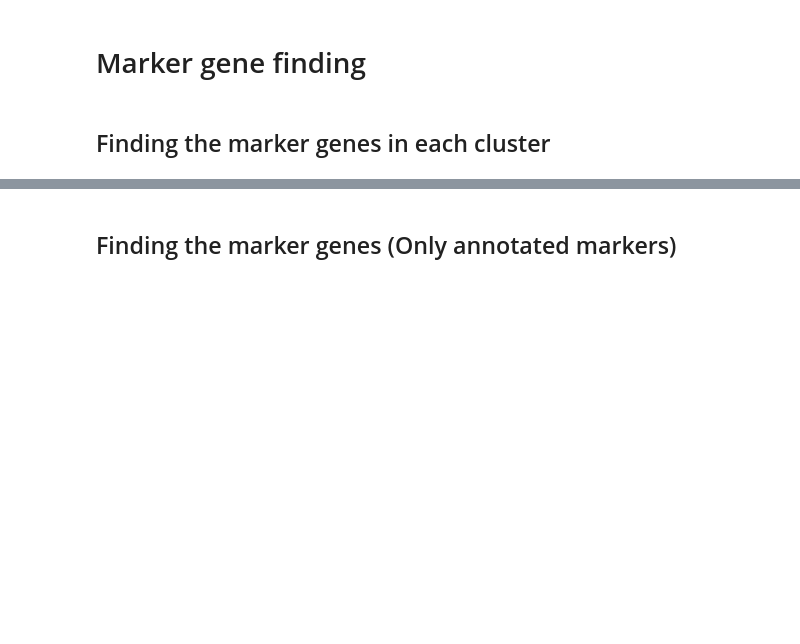
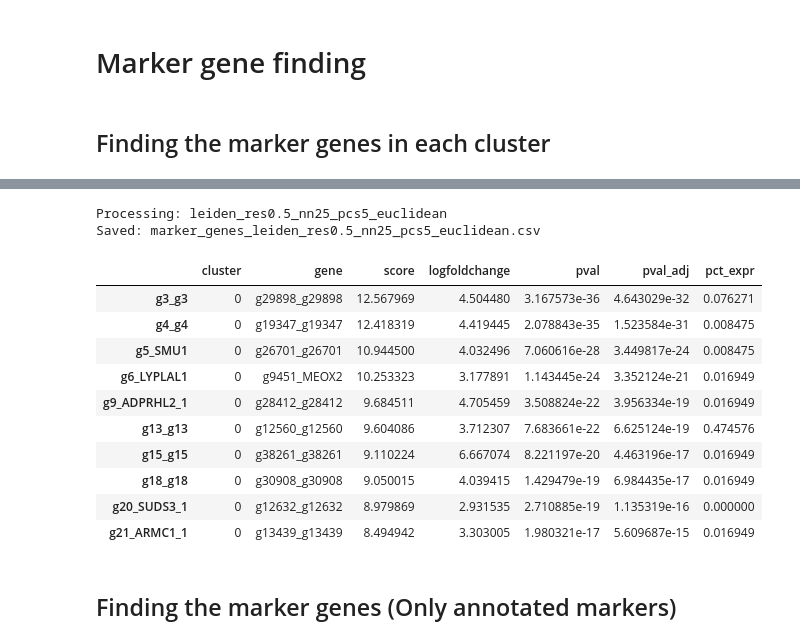
Before and after one commit to ateferos77/Butryllus_Brain_scRNAseq, a Jupyter notebook: Botryllus_dataset2_Base.ipynb, the cells around one changed output, grey strips where cells are left out. Saved outputs shown, nothing was run; the diff lists cells and outputs as text; code cells hidden in the pictures; blank space fills up the shorter version.

```diff
--- a/Botryllus_dataset2_Base.ipynb
+++ b/Botryllus_dataset2_Base.ipynb
@@ -551,2 +562,56 @@ combined_df.head()
+# %%
+for cluster_key in cluster_keys:
+    print(f"\nProcessing: {cluster_key}")
+
+    marker_key = f'wilcoxon_{cluster_key}'
+
+    # Rank genes using Wilcoxon test
+    sc.tl.rank_genes_groups(
+        adata,
+        groupby=cluster_key,
+        method='wilcoxon',
+        tie_correct=True,
+        pts=True,
+        key_added=marker_key
+    )
+
+    # Extract full result: names, scores, logfoldchanges, pvals, etc.
+    result = adata.uns[marker_key]
+    groups = result['names'].dtype.names  # cluster names
+
+    full_marker_df = pd.concat([
+        pd.DataFrame({
+            'cluster': group,
+            'gene': result['names'][group],
+            'score': result['scores'][group],
+            'logfoldchange': result['logfoldchanges'][group],
+            'pval': result['pvals'][group],
+            'pval_adj': result['pvals_adj'][group],
+            'pct_expr': result['pts'][group]
+        })
+        for group in groups
+    ])
+
+    # Save to CSV
+    filename = f'marker_genes_{cluster_key}.csv'
+    full_marker_df.to_csv(filename, index=False)
+    print(f"Saved: {filename}")
+# %% [output]
+Processing: leiden_res0.5_nn25_pcs5_euclidean
+Saved: marker_genes_leiden_res0.5_nn25_pcs5_euclidean.csv
+# %%
+full_marker_df.head(10)
+# %% [output]
+|  | cluster | gene | score | logfoldchange | pval | pval_adj | pct_expr |
+| g3_g3 | 0 | g29898_g29898 | 12.567969 | 4.504480 | 3.167573e-36 | 4.643029e-32 | 0.076271 |
+| g4_g4 | 0 | g19347_g19347 | 12.418319 | 4.419445 | 2.078843e-35 | 1.523584e-31 | 0.008475 |
+| g5_SMU1 | 0 | g26701_g26701 | 10.944500 | 4.032496 | 7.060616e-28 | 3.449817e-24 | 0.008475 |
+| g6_LYPLAL1 | 0 | g9451_MEOX2 | 10.253323 | 3.177891 | 1.143445e-24 | 3.352124e-21 | 0.016949 |
+| g9_ADPRHL2_1 | 0 | g28412_g28412 | 9.684511 | 4.705459 | 3.508824e-22 | 3.956334e-19 | 0.016949 |
+| g13_g13 | 0 | g12560_g12560 | 9.604086 | 3.712307 | 7.683661e-22 | 6.625124e-19 | 0.474576 |
+| g15_g15 | 0 | g38261_g38261 | 9.110224 | 6.667074 | 8.221197e-20 | 4.463196e-17 | 0.016949 |
+| g18_g18 | 0 | g30908_g30908 | 9.050015 | 4.039415 | 1.429479e-19 | 6.984435e-17 | 0.016949 |
+| g20_SUDS3_1 | 0 | g12632_g12632 | 8.979869 | 2.931535 | 2.710885e-19 | 1.135319e-16 | 0.000000 |
+| g21_ARMC1_1 | 0 | g13439_g13439 | 8.494942 | 3.303005 | 1.980321e-17 | 5.609687e-15 | 0.016949 |
 # %% [markdown]
 ## Finding the marker genes (Only annotated markers)
```
Also changed, not shown: parts of 10 cells of this notebook.
